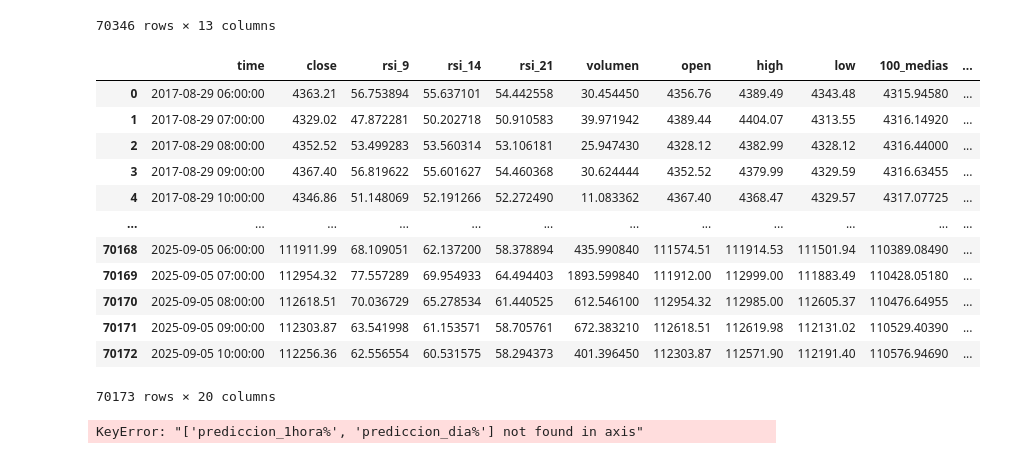
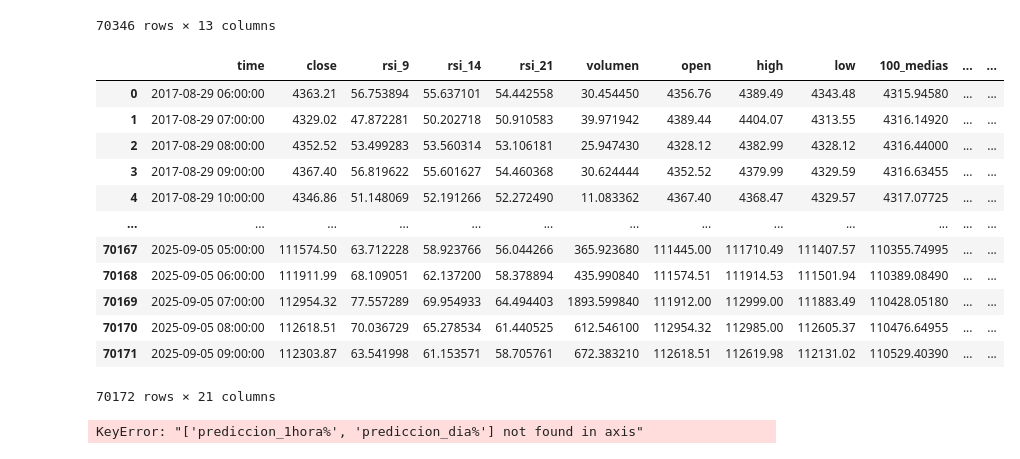
Before and after one commit to FerdinandMileto/Proyecto_cripto_RH, a Jupyter notebook: src/porcentual.ipynb, the cells around one changed output. Saved outputs shown, nothing was run; the diff lists cells and outputs as text; code cells hidden in the pictures.

```diff
--- a/src/porcentual.ipynb
+++ b/src/porcentual.ipynb
@@ -73,24 +73,24 @@ porcentaje(df_porcentual,"close",24*7,"1semana%")
 df_porcentual.dropna(inplace=True)
 df_porcentual.reset_index(drop=True,inplace=True)
 # %%
-df_porcentual["prediccion_1hora%"]=df_porcentual["hora%"].shift(-1)
+df_porcentual["prediccion_close_4"]=df_porcentual["close"].shift(-4)
 df_porcentual.dropna(inplace=True)
 df_porcentual.reset_index(drop=True,inplace=True)
 df_porcentual
 # %% [output]
-|  | time | close | rsi_9 | rsi_14 | rsi_21 | volumen | open | high | low | 100_medias | ... |
-| 0 | 2017-08-29 06:00:00 | 4363.21 | 56.753894 | 55.637101 | 54.442558 | 30.454450 | 4356.76 | 4389.49 | 4343.48 | 4315.94580 | ... |
-| 1 | 2017-08-29 07:00:00 | 4329.02 | 47.872281 | 50.202718 | 50.910583 | 39.971942 | 4389.44 | 4404.07 | 4313.55 | 4316.14920 | ... |
-| 2 | 2017-08-29 08:00:00 | 4352.52 | 53.499283 | 53.560314 | 53.106181 | 25.947430 | 4328.12 | 4382.99 | 4328.12 | 4316.44000 | ... |
-| 3 | 2017-08-29 09:00:00 | 4367.40 | 56.819622 | 55.601627 | 54.460368 | 30.624444 | 4352.52 | 4379.99 | 4329.59 | 4316.63455 | ... |
-| 4 | 2017-08-29 10:00:00 | 4346.86 | 51.148069 | 52.191266 | 52.272490 | 11.083362 | 4367.40 | 4368.47 | 4329.57 | 4317.07725 | ... |
-| ... | ... | ... | ... | ... | ... | ... | ... | ... | ... | ... | ... |
-| 70168 | 2025-09-05 06:00:00 | 111911.99 | 68.109051 | 62.137200 | 58.378894 | 435.990840 | 111574.51 | 111914.53 | 111501.94 | 110389.08490 | ... |
-| 70169 | 2025-09-05 07:00:00 | 112954.32 | 77.557289 | 69.954933 | 64.494403 | 1893.599840 | 111912.00 | 112999.00 | 111883.49 | 110428.05180 | ... |
-| 70170 | 2025-09-05 08:00:00 | 112618.51 | 70.036729 | 65.278534 | 61.440525 | 612.546100 | 112954.32 | 112985.00 | 112605.37 | 110476.64955 | ... |
-| 70171 | 2025-09-05 09:00:00 | 112303.87 | 63.541998 | 61.153571 | 58.705761 | 672.383210 | 112618.51 | 112619.98 | 112131.02 | 110529.40390 | ... |
-| 70172 | 2025-09-05 10:00:00 | 112256.36 | 62.556554 | 60.531575 | 58.294373 | 401.396450 | 112303.87 | 112571.90 | 112191.40 | 110576.94690 | ... |
+|  | time | close | rsi_9 | rsi_14 | rsi_21 | volumen | open | high | low | 100_medias | ... | ... |
+| 0 | 2017-08-29 06:00:00 | 4363.21 | 56.753894 | 55.637101 | 54.442558 | 30.454450 | 4356.76 | 4389.49 | 4343.48 | 4315.94580 | ... | ... |
+| 1 | 2017-08-29 07:00:00 | 4329.02 | 47.872281 | 50.202718 | 50.910583 | 39.971942 | 4389.44 | 4404.07 | 4313.55 | 4316.14920 | ... | ... |
+| 2 | 2017-08-29 08:00:00 | 4352.52 | 53.499283 | 53.560314 | 53.106181 | 25.947430 | 4328.12 | 4382.99 | 4328.12 | 4316.44000 | ... | ... |
+| 3 | 2017-08-29 09:00:00 | 4367.40 | 56.819622 | 55.601627 | 54.460368 | 30.624444 | 4352.52 | 4379.99 | 4329.59 | 4316.63455 | ... | ... |
+| 4 | 2017-08-29 10:00:00 | 4346.86 | 51.148069 | 52.191266 | 52.272490 | 11.083362 | 4367.40 | 4368.47 | 4329.57 | 4317.07725 | ... | ... |
+| ... | ... | ... | ... | ... | ... | ... | ... | ... | ... | ... | ... | ... |
+| 70167 | 2025-09-05 05:00:00 | 111574.50 | 63.712228 | 58.923766 | 56.044266 | 365.923680 | 111445.00 | 111710.49 | 111407.57 | 110355.74995 | ... | ... |
+| 70168 | 2025-09-05 06:00:00 | 111911.99 | 68.109051 | 62.137200 | 58.378894 | 435.990840 | 111574.51 | 111914.53 | 111501.94 | 110389.08490 | ... | ... |
+| 70169 | 2025-09-05 07:00:00 | 112954.32 | 77.557289 | 69.954933 | 64.494403 | 1893.599840 | 111912.00 | 112999.00 | 111883.49 | 110428.05180 | ... | ... |
+| 70170 | 2025-09-05 08:00:00 | 112618.51 | 70.036729 | 65.278534 | 61.440525 | 612.546100 | 112954.32 | 112985.00 | 112605.37 | 110476.64955 | ... | ... |
+| 70171 | 2025-09-05 09:00:00 | 112303.87 | 63.541998 | 61.153571 | 58.705761 | 672.383210 | 112618.51 | 112619.98 | 112131.02 | 110529.40390 | ... | ... |
-70173 rows × 20 columns
+70172 rows × 21 columns
 # %%
 #vamos a separar los datos de entreno y los outsider
 entreno=df_porcentual[60000:70170]
```
Also changed, not shown: parts of 5 cells of this notebook.
